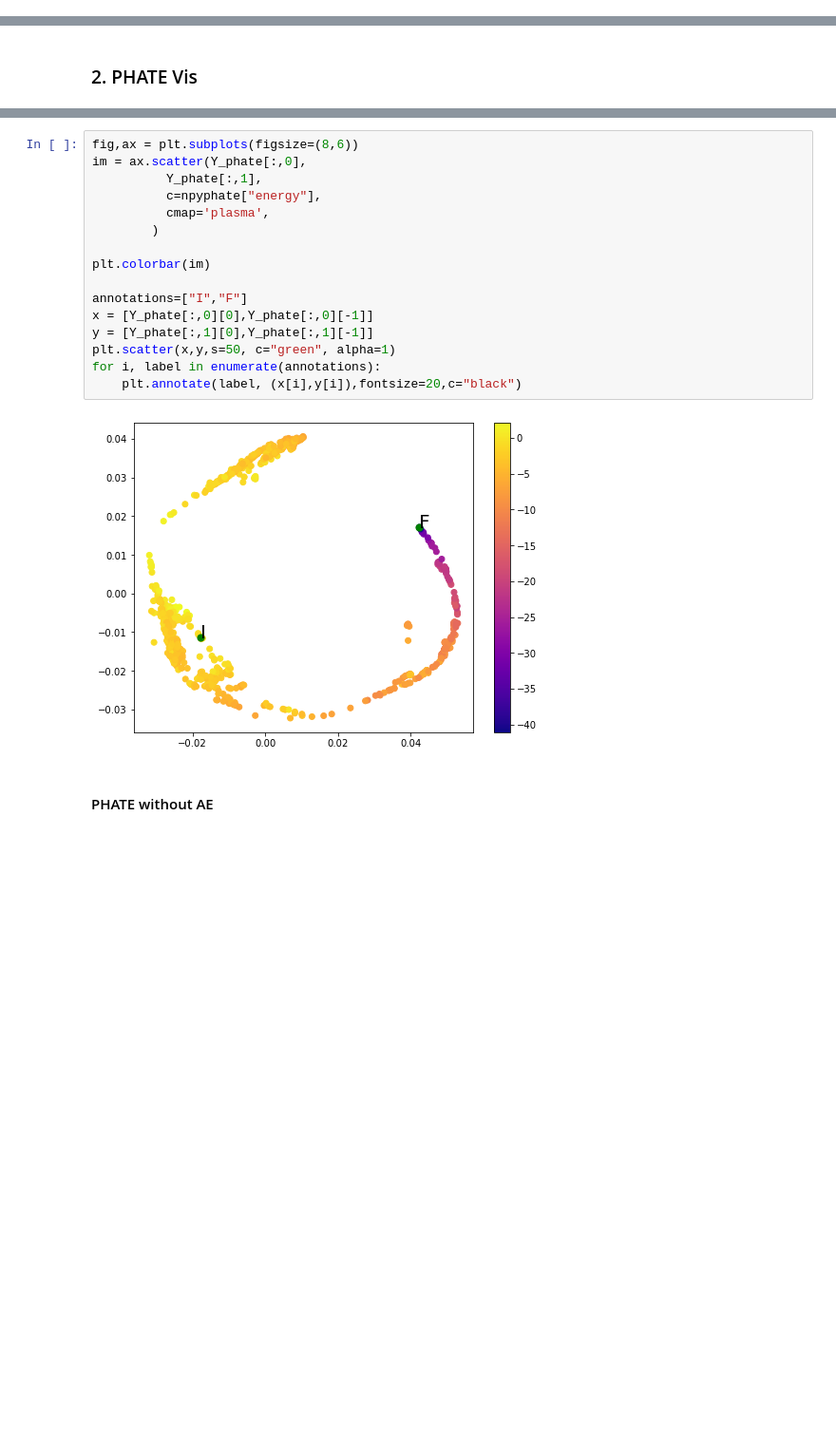
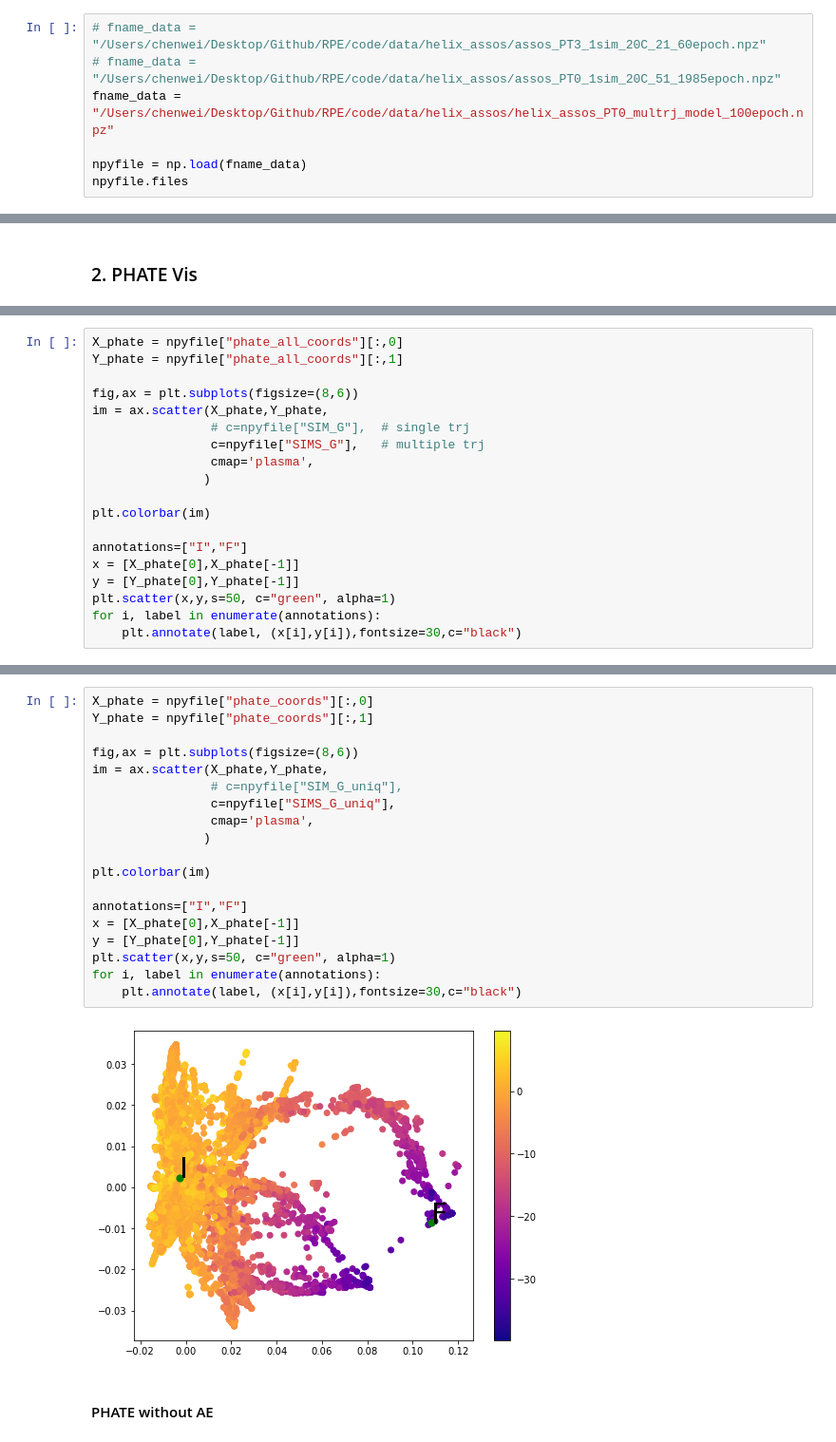
Before and after one commit to chenwei-zhang/ViDa, a Jupyter notebook: code/helix_embed_multrj.ipynb, the cells around one changed output, grey strips where cells are left out. Shown at 95% size. Cells and saved outputs as stored; diff of their text form; blank space fills up the shorter version.

```diff
--- a/code/helix_embed_multrj.ipynb
+++ b/code/helix_embed_multrj.ipynb
@@ -574,2 +406,9 @@ data_embed.shape
 # %% [markdown]
 ## 5. Visualize
+# %%
+# fname_data = "/Users/chenwei/Desktop/Github/RPE/code/data/helix_assos/assos_PT3_1sim_20C_21_60epoch.npz"
+# fname_data = "/Users/chenwei/Desktop/Github/RPE/code/data/helix_assos/assos_PT0_1sim_20C_51_1985epoch.npz"
+fname_data = "/Users/chenwei/Desktop/Github/RPE/code/data/helix_assos/helix_assos_PT0_multrj_model_100epoch.npz"
+
+npyfile = np.load(fname_data)
+npyfile.files
@@ -755,0 +545,19 @@ Y_phate.shape, npyphate.files
+# %%
+X_phate = npyfile["phate_all_coords"][:,0]
+Y_phate = npyfile["phate_all_coords"][:,1]
+
+fig,ax = plt.subplots(figsize=(8,6))
+im = ax.scatter(X_phate,Y_phate,
+                # c=npyfile["SIM_G"],  # single trj
+                c=npyfile["SIMS_G"],   # multiple trj
+                cmap='plasma',
+               )
+
+plt.colorbar(im)
+
+annotations=["I","F"]
+x = [X_phate[0],X_phate[-1]]
+y = [Y_phate[0],Y_phate[-1]]
+plt.scatter(x,y,s=50, c="green", alpha=1)
+for i, label in enumerate(annotations):
+    plt.annotate(label, (x[i],y[i]),fontsize=30,c="black")
@@ -756,21 +566,24 @@ Y_phate.shape, npyphate.files
 # %%
+X_phate = npyfile["phate_coords"][:,0]
+Y_phate = npyfile["phate_coords"][:,1]
+
 fig,ax = plt.subplots(figsize=(8,6))
-im = ax.scatter(Y_phate[:,0],
-          Y_phate[:,1],
-          c=npyphate["energy"],
-          cmap='plasma',
-        )
+im = ax.scatter(X_phate,Y_phate,
+                # c=npyfile["SIM_G_uniq"],
+                c=npyfile["SIMS_G_uniq"],
+                cmap='plasma',
+               )
 
 plt.colorbar(im)
 
 annotations=["I","F"]
-x = [Y_phate[:,0][0],Y_phate[:,0][-1]]
-y = [Y_phate[:,1][0],Y_phate[:,1][-1]]
+x = [X_phate[0],X_phate[-1]]
+y = [Y_phate[0],Y_phate[-1]]
 plt.scatter(x,y,s=50, c="green", alpha=1)
 for i, label in enumerate(annotations):
-    plt.annotate(label, (x[i],y[i]),fontsize=20,c="black")
+    plt.annotate(label, (x[i],y[i]),fontsize=30,c="black")
 # %% [output]
-[figure, old version]
+[figure, new version]
 # %% [markdown]
 #### PHATE without AE
 # %%
```
Also changed, not shown: parts of 65 cells of this notebook, 1 other file.
